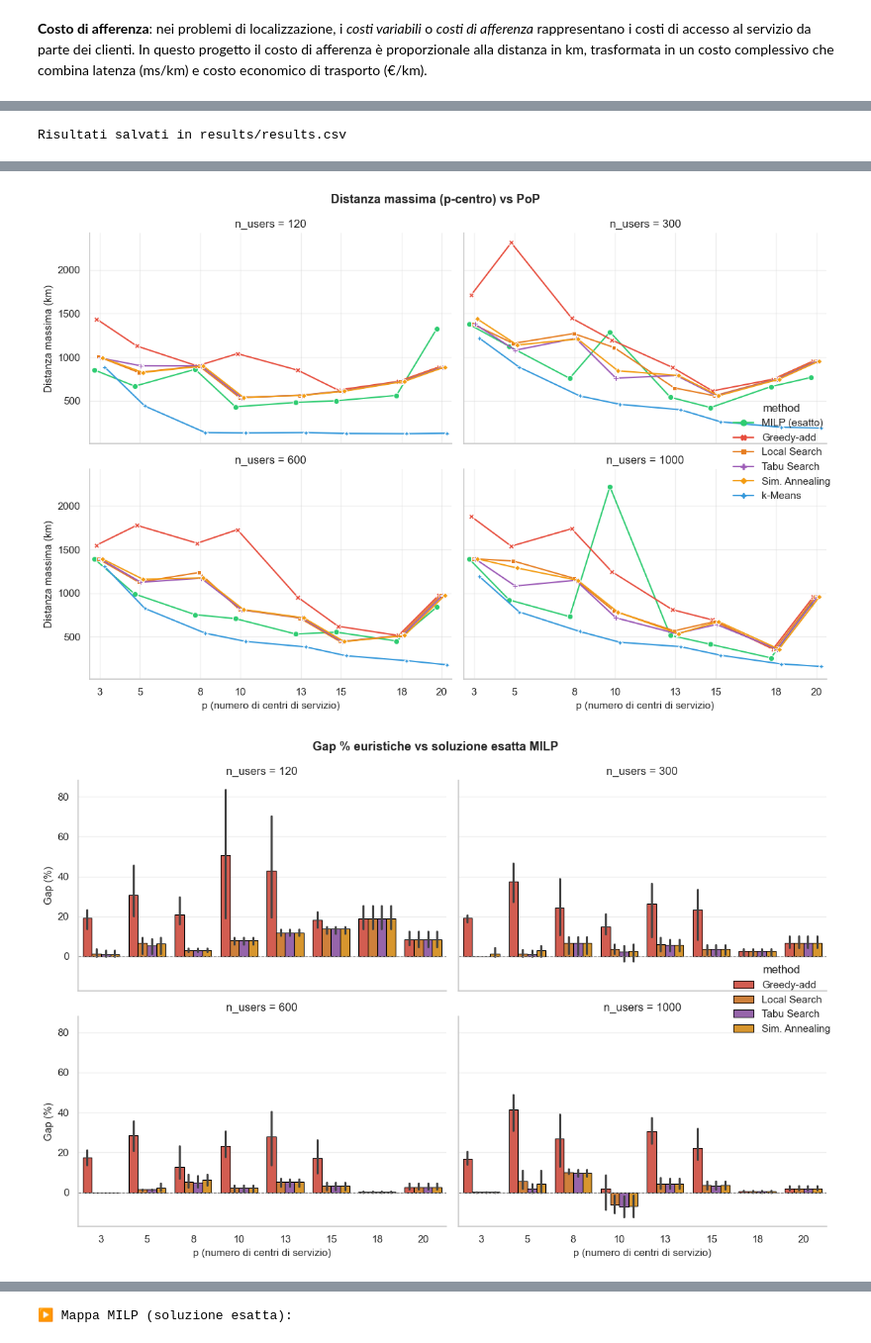
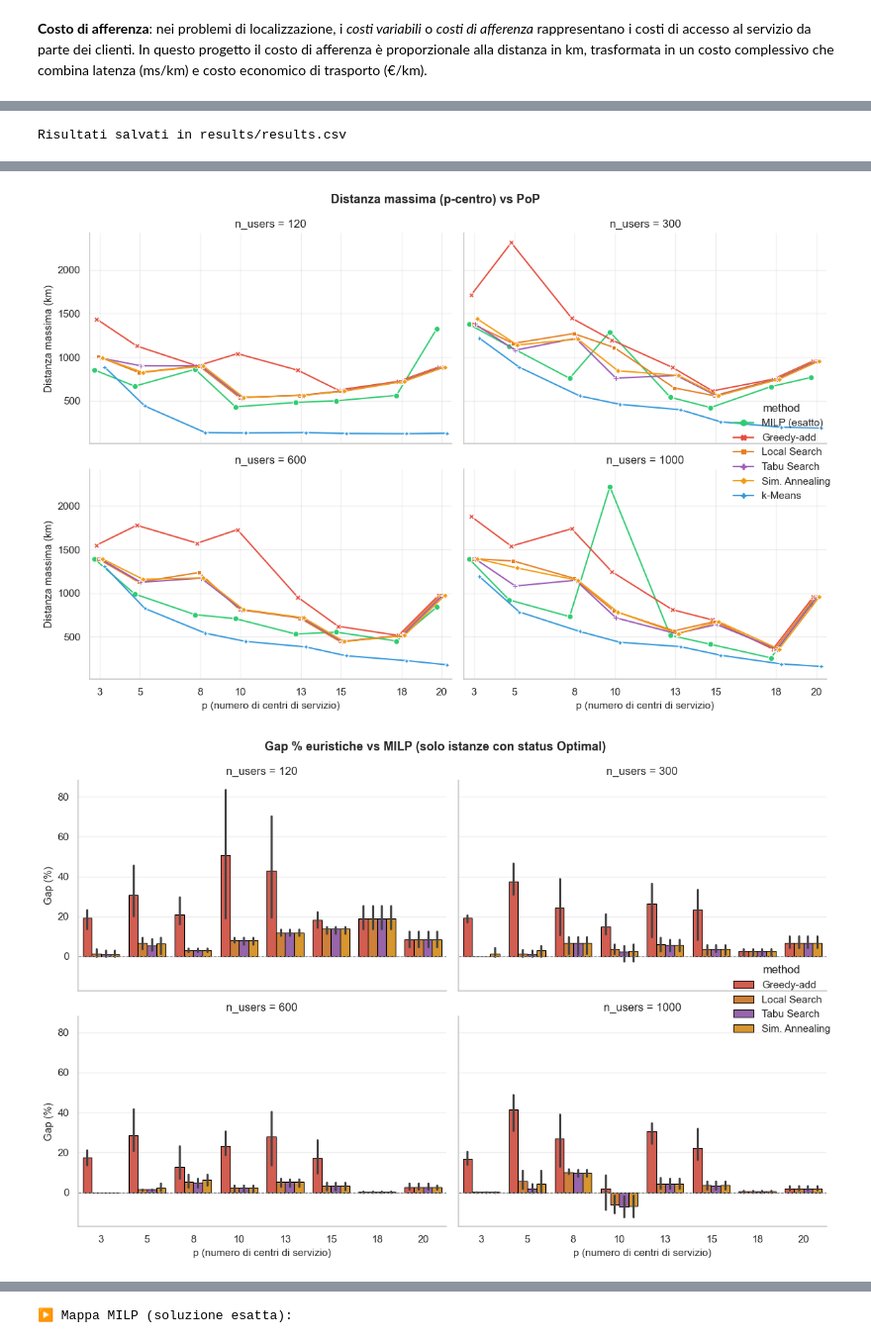
Before and after one commit to Leonard2310/pop-capacitated-pmedian, a Jupyter notebook: experiments.ipynb, the cells around one changed output, grey strips where cells are left out. Shown at 99% size. Drawn from its saved outputs; the diff is of its cells as text; code cells hidden in the pictures.

```diff
--- a/experiments.ipynb
+++ b/experiments.ipynb
@@ -487,7 +461,7 @@ def greedy_solution(
     dist_cost: np.ndarray,
     demands: np.ndarray,
     p: int,
-    capacities: np.ndarray | None = None,
+    capacities: np.ndarray,
 ) -> dict:
     """Soluzione completa: greedy-add (costruzione) + assegnamento capacitato.
 
@@ -499,7 +473,7 @@ def greedy_solution(
         dist_cost: Matrice dei costi di afferenza.
         demands: Domanda degli utenti.
         p: Numero di centri di servizio da attivare.
-        capacities: Capacità dei candidati (opzionale).
+        capacities: Capacità dei candidati.
 
     Returns:
         Dizionario con: status, objective, open, assign, runtime, feasible.
@@ -507,11 +481,7 @@ def greedy_solution(
     start = time.perf_counter()
     open_hubs = greedy_add(dist_cost, demands, p)
 
-    if capacities is None:
-        assign = open_hubs[np.argmin(dist_cost[:, open_hubs], axis=1)]
-        feasible = True
-    else:
-        assign, feasible = assign_with_capacity(dist_cost, demands, open_hubs, capacities)
+    assign, feasible = assign_with_capacity(dist_cost, demands, open_hubs, capacities)
 
     if feasible:
         obj = float(np.sum(demands * dist_cost[np.arange(len(demands)), assign]))
@@ -1236,13 +1192,17 @@ plt.savefig(plots_dir / 'max_distance_vs_p_facet.png', dpi=200, bbox_inches='tig
 plt.show()
 
 # ── Grafico 3: Gap % euristiche vs MILP (facet) ─────────────────
-milp_df = results_df[results_df['method'] == 'milp'][['n_users', 'p', 'seed', 'objective']].rename(
+milp_df = results_df[
+    (results_df['method'] == 'milp') & (results_df['status'] == 'Optimal')
+][['n_users', 'p', 'seed', 'objective']].rename(
     columns={'objective': 'obj_milp'}
 )
 heuristic_methods = ['greedy', 'local_search', 'tabu_search', 'sim_annealing']
 gap_rows = []
 for m in heuristic_methods:
-    m_df = results_df[results_df['method'] == m][['n_users', 'p', 'seed', 'objective']].rename(
+    m_df = results_df[
+        (results_df['method'] == m) & np.isfinite(results_df['objective'])
+    ][['n_users', 'p', 'seed', 'objective']].rename(
         columns={'objective': 'obj_eur'}
     )
     merged = milp_df.merge(m_df, on=['n_users', 'p', 'seed'])
@@ -1251,54 +1211,57 @@ for m in heuristic_methods:
     gap_rows.append(merged)
 gap_df = pd.concat(gap_rows, ignore_index=True)
 
-gap_palette = {m: palette[m] for m in heuristic_methods}
-g = sns.catplot(
-    data=gap_df, x='p', y='gap_pct', hue='method',
-    palette=gap_palette, kind='bar', col='n_users', col_wrap=col_wrap,
-    height=4, aspect=1.3, edgecolor='black', linewidth=0.8,
-)
-for ax in g.axes.flat:
-    ax.set_xlabel('p (numero di centri di servizio)', fontsize=11)
-    ax.set_ylabel('Gap (%)', fontsize=11)
-    ax.axhline(0, color='grey', linestyle='--', linewidth=0.8)
-    ax.grid(True, alpha=0.3, axis='y')
-if g._legend is None:
-    g.add_legend(title='Metodo')
-if g._legend:
-    for t in g._legend.texts:
-        t.set_text(method_labels.get(t.get_text(), t.get_text()))
+if gap_df.empty:
+    print('Nessun confronto gap disponibile: MILP non ottimo nelle istanze considerate.')
+else:
+    gap_palette = {m: palette[m] for m in heuristic_methods}
+    g = sns.catplot(
+        data=gap_df, x='p', y='gap_pct', hue='method',
+        palette=gap_palette, kind='bar', col='n_users', col_wrap=col_wrap,
+        height=4, aspect=1.3, edgecolor='black', linewidth=0.8,
+    )
+    for ax in g.axes.flat:
+        ax.set_xlabel('p (numero di centri di servizio)', fontsize=11)
+        ax.set_ylabel('Gap (%)', fontsize=11)
+        ax.axhline(0, color='grey', linestyle='--', linewidth=0.8)
+        ax.grid(True, alpha=0.3, axis='y')
+    if g._legend is None:
+        g.add_legend(title='Metodo')
+    if g._legend:
+        for t in g._legend.texts:
+            t.set_text(method_labels.get(t.get_text(), t.get_text()))
 
-g.fig.suptitle('Gap % euristiche vs soluzione esatta MILP', fontweight='bold', fontsize=13)
-g.fig.tight_layout()
-plt.savefig(plots_dir / 'gap_vs_milp_facet.png', dpi=200, bbox_inches='tight')
-plt.show()
+    g.fig.suptitle('Gap % euristiche vs MILP (solo istanze con status Optimal)', fontweight='bold', fontsize=13)
+    g.fig.tight_layout()
+    plt.savefig(plots_dir / 'gap_vs_milp_facet.png', dpi=200, bbox_inches='tight')
+    plt.show()
 
 # ── Grafico 4: Confronto runtime (scala log, facet) ─────────────
 g = sns.catplot(
     data=results_df, x='p', y='runtime', hue='method',
     palette=palette, kind='bar', col='n_users', col_wrap=col_wrap,
     height=4, aspect=1.3, edgecolor='black', linewidth=0.8,
 )
 for ax in g.axes.flat:
     ax.set_yscale('log')
     ax.set_xlabel('p (numero di centri di servizio)', fontsize=11)
     ax.set_ylabel('Runtime (s) — scala logaritmica', fontsize=11)
     ax.grid(True, alpha=0.3, axis='y')
 if g._legend is None:
     g.add_legend(title='Metodo')
 if g._legend:
     for t in g._legend.texts:
         t.set_text(method_labels.get(t.get_text(), t.get_text()))
 
 g.fig.suptitle('Tempo di calcolo per metodo (scala log)', fontweight='bold', fontsize=13)
 g.fig.tight_layout()
 plt.savefig(plots_dir / 'runtime_facet.png', dpi=200, bbox_inches='tight')
 plt.show()
 # %% [output]
 Risultati salvati in results/results.csv
 [figure]
 [figure]
-[figure, old version]
+[figure, new version]
 [figure]
 # %% [markdown]
 ### Tabelle riepilogative dei risultati numerici per ciascun valore di *p*
```
Also changed, not shown: parts of 29 cells of this notebook, 3 other files.
